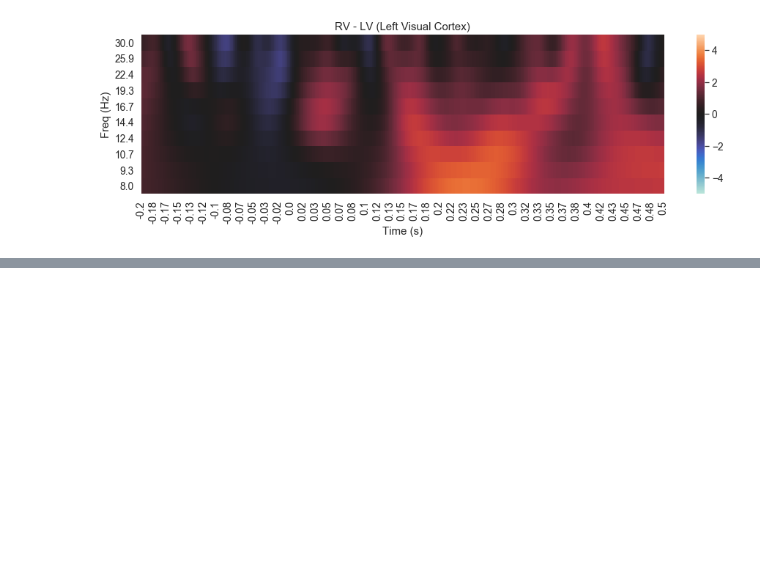
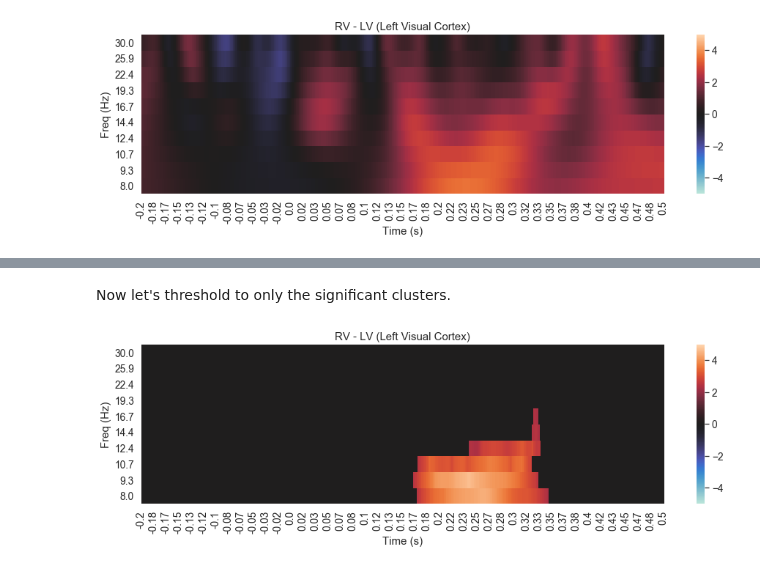
Before and after one commit to yunchang-z/neu502b-lab, a Jupyter notebook: eeg-03/eeg-03-solutions.ipynb, the cells around one changed output, grey strips where cells are left out. Cells and saved outputs as stored; diff of their text form; code cells hidden in the pictures; blank space fills up the shorter version.

```diff
--- a/eeg-03/eeg-03-solutions.ipynb
+++ b/eeg-03/eeg-03-solutions.ipynb
@@ -132,0 +201,18 @@ ax.invert_yaxis()
+# %% [markdown]
+Now let's threshold to only the significant clusters.
+# %%
+## initialize canvas.
+fig, ax = plt.subplots(1,1,figsize=(16,4))
+
+## Compute difference.
+diff = diff = RV_power_057.mean(axis=0) - LV_power_057.mean(axis=0)
+diff *= np.sum([cluster if p < 0.05 else np.zeros_like(cluster)
+                for p, cluster in zip(cluster_pv, clusters)], axis=0)
+
+## Plotting.
+sns.heatmap(diff, center=0, vmin=-5, vmax=5, yticklabels=freqs.round(1), ax=ax)
+ax.set(xticks=np.arange(epochs.times.size)[::10], xticklabels=epochs.times[::10].round(2),
+       xlabel='Time (s)', ylabel='Freq (Hz)', title='RV - LV (Left Visual Cortex)')
+ax.invert_yaxis()
+# %% [output]
+[figure, added]
```
Also changed, not shown: parts of 8 cells of this notebook.
